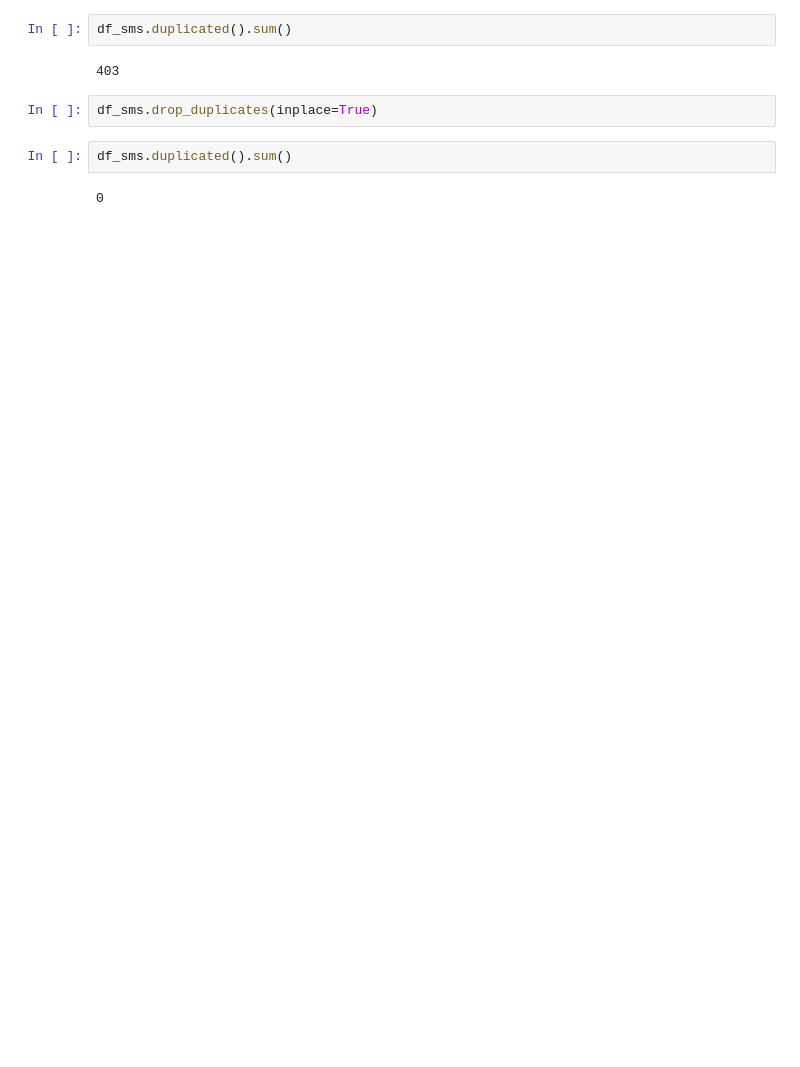
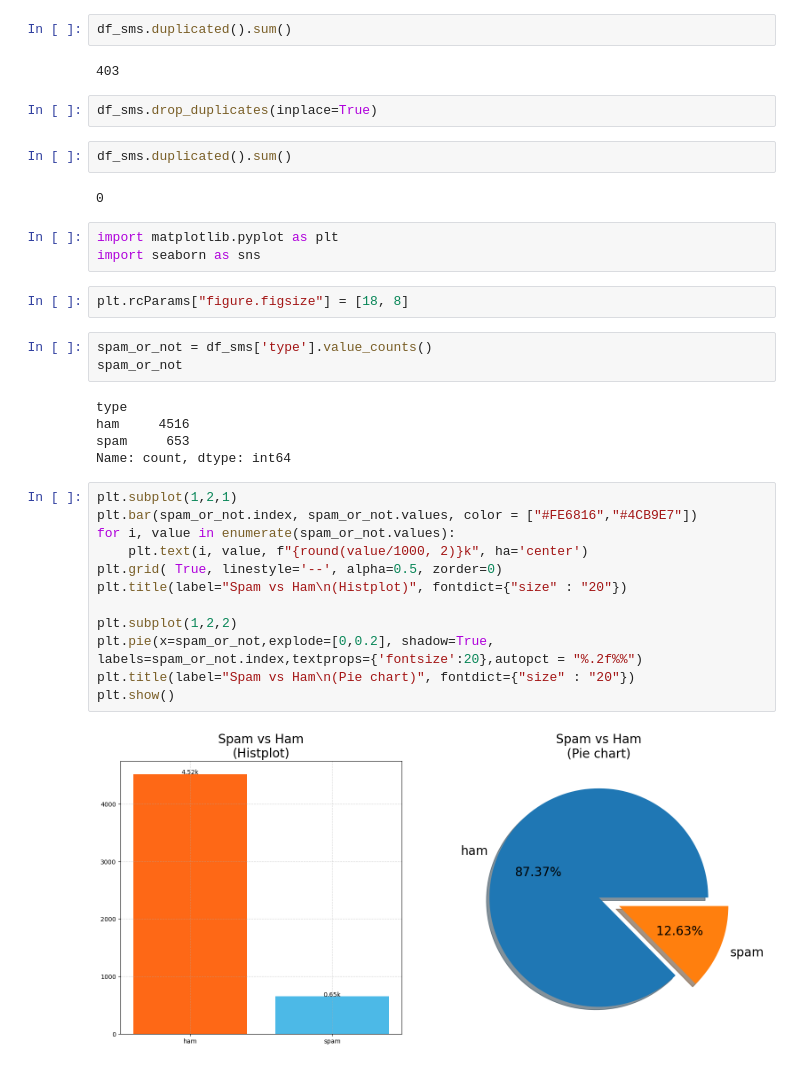
Before and after one commit to HarshitLaloriya/SMS-Classification-Model, a Jupyter notebook: ml.ipynb, the cells around one changed output. Drawn from its saved outputs; the diff is of its cells as text; blank space fills up the shorter version.

```diff
--- a/ml.ipynb
+++ b/ml.ipynb
@@ -75,3 +75,30 @@ df_sms.drop_duplicates(inplace=True)
 df_sms.duplicated().sum()
 # %% [output]
 0
+# %%
+import matplotlib.pyplot as plt
+import seaborn as sns
+# %%
+plt.rcParams["figure.figsize"] = [18, 8]
+# %%
+spam_or_not = df_sms['type'].value_counts()
+spam_or_not
+# %% [output]
+type
+ham     4516
+spam     653
+Name: count, dtype: int64
+# %%
+plt.subplot(1,2,1)
+plt.bar(spam_or_not.index, spam_or_not.values, color = ["#FE6816","#4CB9E7"])
+for i, value in enumerate(spam_or_not.values):
+    plt.text(i, value, f"{round(value/1000, 2)}k", ha='center')
+plt.grid( True, linestyle='--', alpha=0.5, zorder=0)
+plt.title(label="Spam vs Ham\n(Histplot)", fontdict={"size" : "20"})
+
+plt.subplot(1,2,2)
+plt.pie(x=spam_or_not,explode=[0,0.2], shadow=True, labels=spam_or_not.index,textprops={'fontsize':20},autopct = "%.2f%%")
+plt.title(label="Spam vs Ham\n(Pie chart)", fontdict={"size" : "20"})
+plt.show()
+# %% [output]
+[figure, added]
```
Also changed, not shown: parts of 2 cells of this notebook.
